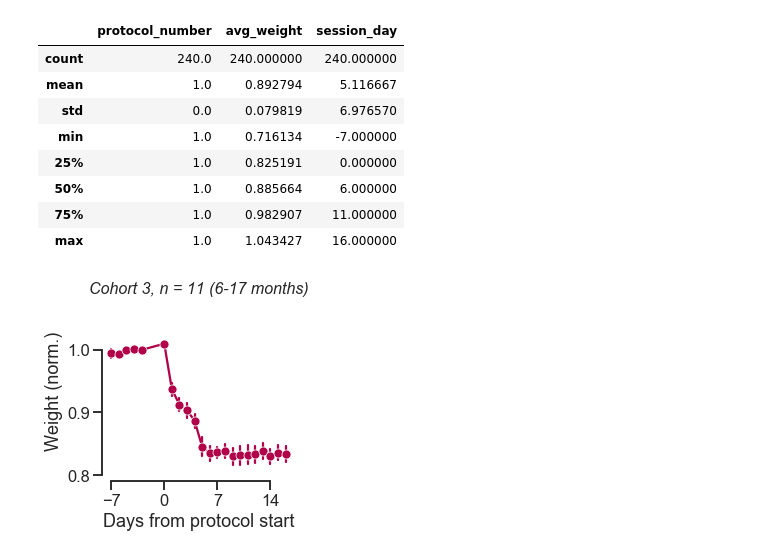
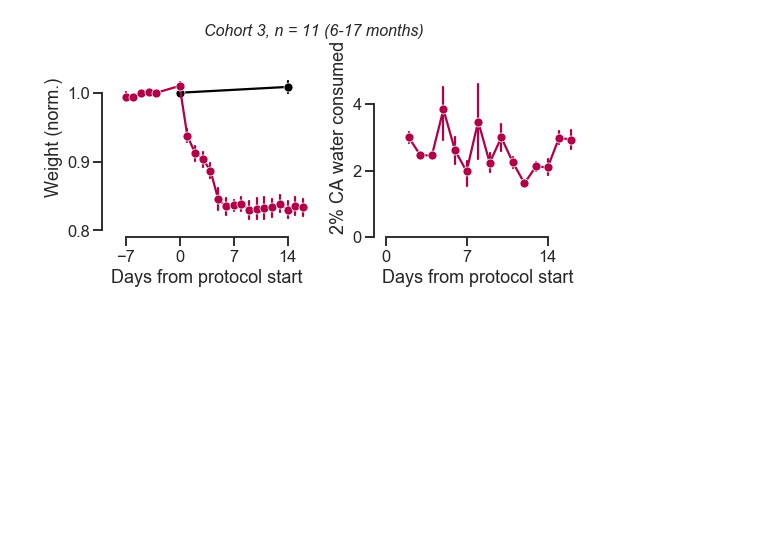
Before and after one commit to int-brain-lab/citricAcid, a Jupyter notebook: weigths_churchland_3cages.ipynb, the cells around one changed output. Drawn from its saved outputs; the diff is of its cells as text; code cells hidden in the pictures; blank space fills up the shorter version.

```diff
--- a/weigths_churchland_3cages.ipynb
+++ b/weigths_churchland_3cages.ipynb
@@ -135,0 +148,9 @@ UsageError: Line magic function `%ax.text(-5,` not found.
+# %%
+thirst = pd.read_csv('data/CSHL_CA_thirst.csv', parse_dates=['Date'])
+thirst['date'] = thirst['Date'].dt.date
+thirst['session_day'] = (thirst['date'] - (datetime(2020, 3, 2)).date()).dt.days
+
+# unstack
+thirst = pd.melt(thirst, id_vars=['session_day'], value_vars=['Avg_permouse_1', 'Av_permouse_2',
+                                                       'Avg_permouse_3'])
+thirst
@@ -151,32 +207,34 @@ UsageError: Line magic function `%ax.text(-5,` not found.
 # %%
 # REMOVE ONE OVERWEIGHT MOUSE
-normalized3 = normalized2[~normalized2['subject_nickname'].isin(['CSHL071'])]
-f, ax = plt.subplots(ncols=1, nrows=1, figsize=(4, 4))
+#normalized3 = normalized2[~normalized2['subject_nickname'].isin(['CSHL071'])]
+f, ax = plt.subplots(ncols=2, nrows=1, figsize=(8, 4))
 
-palette = sns.xkcd_palette(['raspberry'])
+palette = sns.xkcd_palette(['black', 'raspberry'])
+sns.lineplot(x="session_day", y="avg_weight", hue='condition',
+             err_style='bars', marker='o', hue_order=['Jax', 'Citric Acid'],
+             ci=68, data=normalized3, ax=ax[0], legend=False, palette=palette)
+ax[0].set_xlabel("Days from protocol start")
+ax[0].set_ylabel("Weight (norm.)")
+ax[0].set(ylim=[0.79, 1.08], yticks=[0.8, 0.9, 1], xticks=[-7, 0, 7, 14], xlim=[-10, 17])
+#ax.text(-5, 0.85, 'n = %d'%normalized3.subject_nickname.nunique(), {'color':'k', 'fontsize':16})
+#ax[0].set_title()
 
-sns.lineplot(x="session_day", y="avg_weight", err_style='bars', marker='o',
-             ci=68, data=normalized3, ax=ax, legend=False, color=palette[0])
-ax.set_xlabel("Days from protocol start")
-ax.set_ylabel("Weight (norm.)")
-ax.set(ylim=[0.79, 1.08], yticks=[0.8, 0.9, 1], xticks=[-7, 0, 7, 14])
+sns.lineplot(x="session_day", y="value",
+             err_style='bars', marker='o',
+             ci=68, data=thirst, ax=ax[1], legend=False, color=palette[1])
+ax[1].set_xlabel("Days from protocol start")
+ax[1].set_ylabel("2% CA water consumed")
+ax[1].set(ylim=[0,6], yticks=[0, 2, 4], xticks=[-7, 0, 7, 14], xlim=[-1, 17])
 #ax.text(-5, 0.85, 'n = %d'%normalized3.subject_nickname.nunique(), {'color':'k', 'fontsize':16})
-ax.set_title('Cohort 3, n = %d (6-17 months)'%normalized3.subject_nickname.nunique(),
+# ax=ax[1].set_title('Cohort 3, n = %d (6-17 months)'%(normalized3.subject_nickname.nunique()-2),
+#             fontsize=16, fontstyle='italic')
+
+f.suptitle('Cohort 3, n = %d (6-17 months)'%(normalized3.subject_nickname.nunique()-2),
             fontsize=16, fontstyle='italic')
+
 f.tight_layout()
 sns.despine(trim=True)
 #f.savefig(os.path.join(figpath, "citricacid_weights_churchlandlab.pdf"))
-f.savefig(os.path.join(figpath, "suppfig2.png"), dpi=600)
-
-normalized3.describe()
+f.savefig(os.path.join(figpath, "suppfig2_2panels.png"), dpi=600)
 # %% [output]
-|  | protocol_number | avg_weight | session_day |
-| count | 240.0 | 240.000000 | 240.000000 |
-| mean | 1.0 | 0.892794 | 5.116667 |
-| std | 0.0 | 0.079819 | 6.976570 |
-| min | 1.0 | 0.716134 | -7.000000 |
-| 25% | 1.0 | 0.825191 | 0.000000 |
-| 50% | 1.0 | 0.885664 | 6.000000 |
-| 75% | 1.0 | 0.982907 | 11.000000 |
-| max | 1.0 | 1.043427 | 16.000000 |
-[figure, old version]
+[figure, new version]
```
Also changed, not shown: parts of 10 cells of this notebook, 21 other files.
